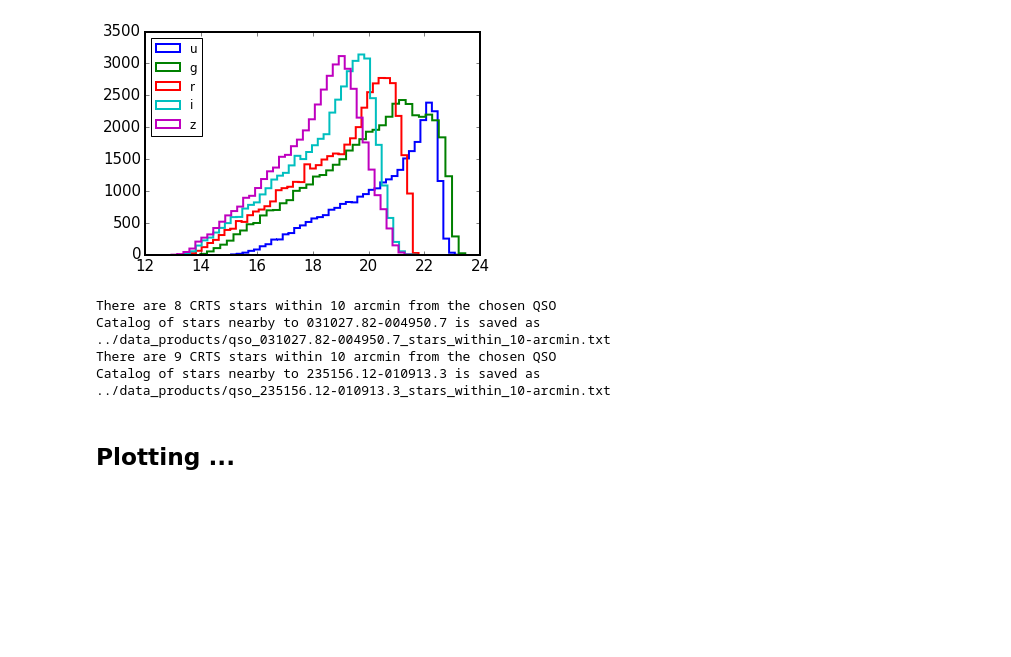
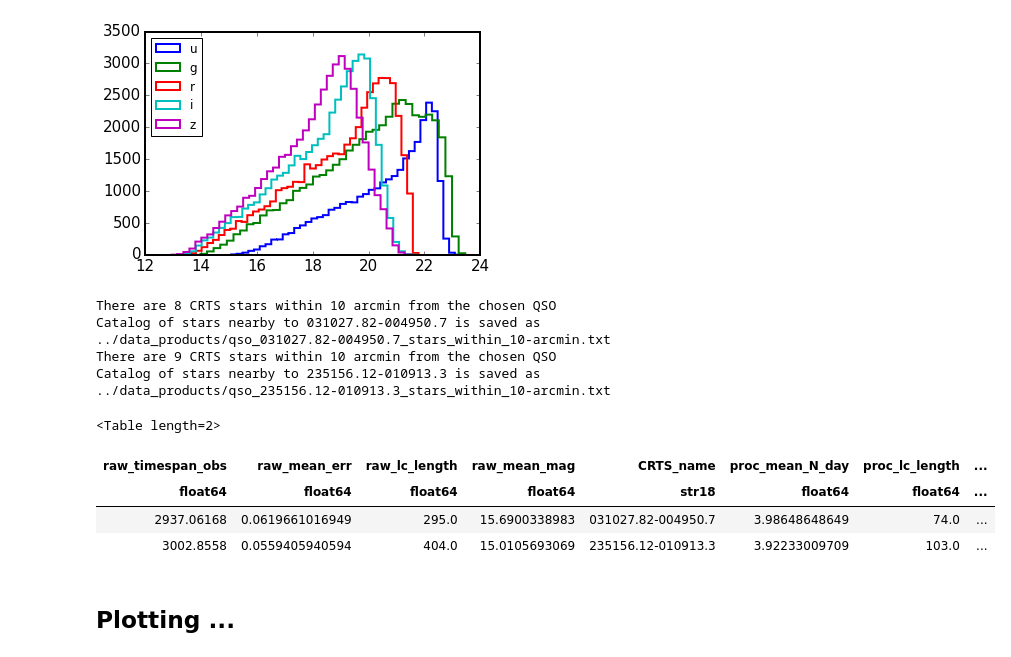
Before and after one commit to suberlak/CRTS_PROJECT, a Jupyter notebook: PG1302-102.ipynb, the cells around one changed output. Cells and saved outputs as stored; diff of their text form; code cells hidden in the pictures; blank space fills up the shorter version.

```diff
--- a/PG1302-102.ipynb
+++ b/PG1302-102.ipynb
@@ -400,6 +485,14 @@ There are 8 CRTS stars within 10 arcmin from the chosen QSO
 Catalog of stars nearby to 031027.82-004950.7 is saved as ../data_products/qso_031027.82-004950.7_stars_within_10-arcmin.txt
 There are 9 CRTS stars within 10 arcmin from the chosen QSO
 Catalog of stars nearby to 235156.12-010913.3 is saved as ../data_products/qso_235156.12-010913.3_stars_within_10-arcmin.txt
+# %%
+bright_QSO
+# %% [output]
+<Table length=2>
+| raw_timespan_obs | raw_mean_err | raw_lc_length | raw_mean_mag | CRTS_name | proc_mean_N_day | proc_lc_length | ... |
+| float64 | float64 | float64 | float64 | str18 | float64 | float64 | ... |
+| 2937.06168 | 0.0619661016949 | 295.0 | 15.6900338983 | 031027.82-004950.7 | 3.98648648649 | 74.0 | ... |
+| 3002.8558 | 0.0559405940594 | 404.0 | 15.0105693069 | 235156.12-010913.3 | 3.92233009709 | 103.0 | ... |
 # %% [markdown]
 ## Plotting ...
 # %% [markdown]
```
Also changed, not shown: parts of 11 cells of this notebook.
